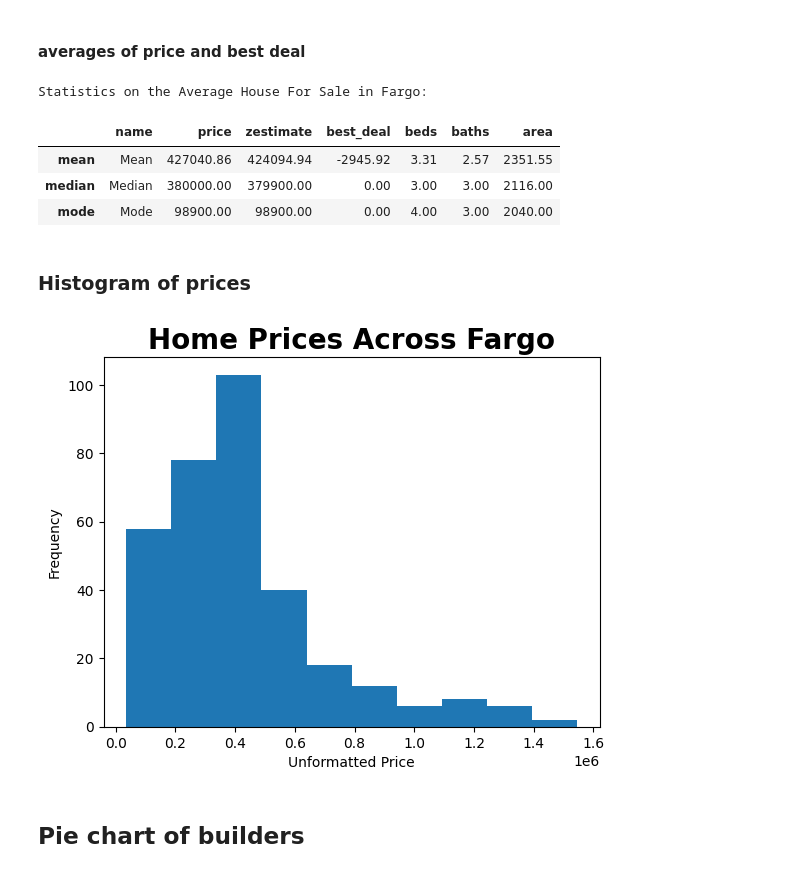
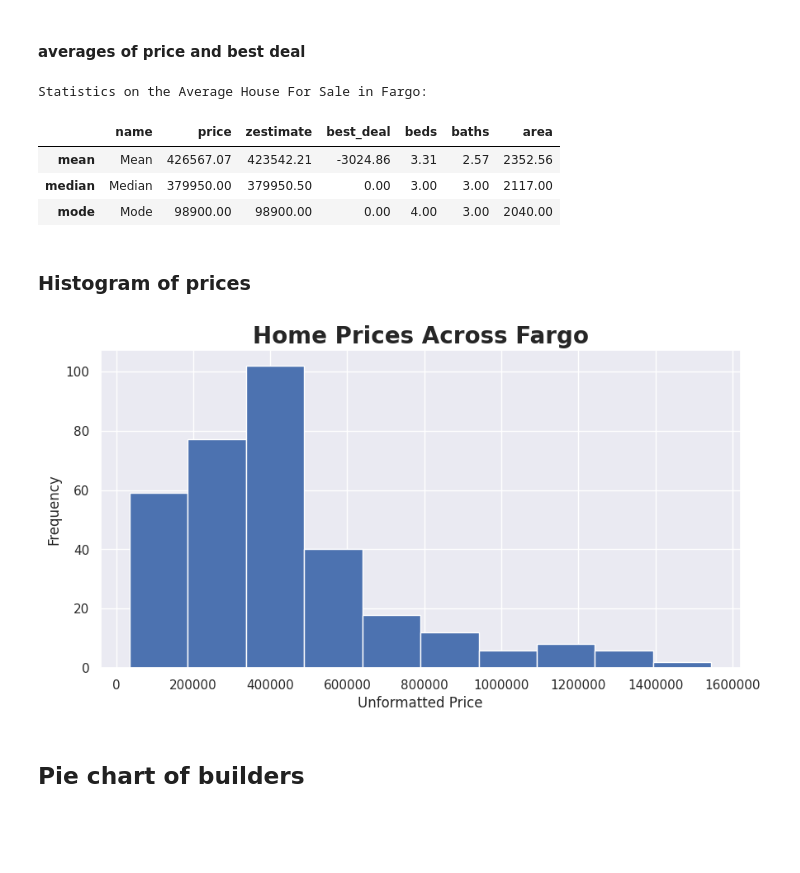
Before and after one commit to Dylanbbenson/Real_Estate_Data_Analysis, a Jupyter notebook: Fargo_Real_Estate_Analysis.ipynb, the cells around one changed output. Cells and saved outputs as stored; diff of their text form; code cells hidden in the pictures; blank space fills up the shorter version.

```diff
--- a/Fargo_Real_Estate_Analysis.ipynb
+++ b/Fargo_Real_Estate_Analysis.ipynb
@@ -29,12 +29,13 @@ null_price2 = df2[df2["unformattedPrice"].isnull()]
 df.drop(null_price.index, inplace=True)
 df2.drop(null_price2.index, inplace=True)
 
-#set zestimate equal to price if 0, set best_deal equal to division
-df.loc[(df['zestimate'].isnull()) | (df['zestimate'] == 0), 'zestimate'] = df['unformattedPrice']
+df.loc[df['zestimate'] == 0, 'zestimate'] = df.loc[df['zestimate'] == 0, 'unformattedPrice']
+df.loc[df['zestimate'].isnull(), 'zestimate'] = df['unformattedPrice']
 df['best_deal'] = df['zestimate'] - df['unformattedPrice']
 df.sort_values("best_deal")
 
-df2.loc[(df2['zestimate'].isnull()) | (df2['zestimate'] == 0), 'zestimate'] = df2['unformattedPrice']
+df2.loc[df2['zestimate'] == 0, 'zestimate'] = df2.loc[df2['zestimate'] == 0, 'unformattedPrice']
+df2.loc[df2['zestimate'].isnull(), 'zestimate'] = df2['unformattedPrice']
 df2['best_deal'] = df2['zestimate'] - df2['unformattedPrice']
 df2.sort_values("unformattedPrice")
 print("Number of houses for sale in "+city+": "+str(len(df)))
@@ -73,19 +74,21 @@ home_averages
 # %% [output]
 Statistics on the Average House For Sale in Fargo:
 |  | name | price | zestimate | best_deal | beds | baths | area |
-| mean | Mean | 427040.86 | 424094.94 | -2945.92 | 3.31 | 2.57 | 2351.55 |
-| median | Median | 380000.00 | 379900.00 | 0.00 | 3.00 | 3.00 | 2116.00 |
+| mean | Mean | 426567.07 | 423542.21 | -3024.86 | 3.31 | 2.57 | 2352.56 |
+| median | Median | 379950.00 | 379950.50 | 0.00 | 3.00 | 3.00 | 2117.00 |
 | mode | Mode | 98900.00 | 98900.00 | 0.00 | 4.00 | 3.00 | 2040.00 |
 # %% [markdown]
 ### Histogram of prices
 # %%
+sns.set(rc={"figure.figsize":(10, 5)})
 plt.hist(df['unformattedPrice'])
 plt.xlabel('Unformatted Price')
 plt.ylabel('Frequency')
 plt.title('Home Prices Across '+ city, fontdict={'size': 20, 'weight': 'bold'})
+plt.ticklabel_format(style='plain', axis="x")
 plt.show()
 # %% [output]
-[figure, old version]
+[figure, new version]
 # %% [markdown]
 ## Pie chart of builders
 # %%
```
Also changed, not shown: parts of 9 cells of this notebook, 1 other file.
